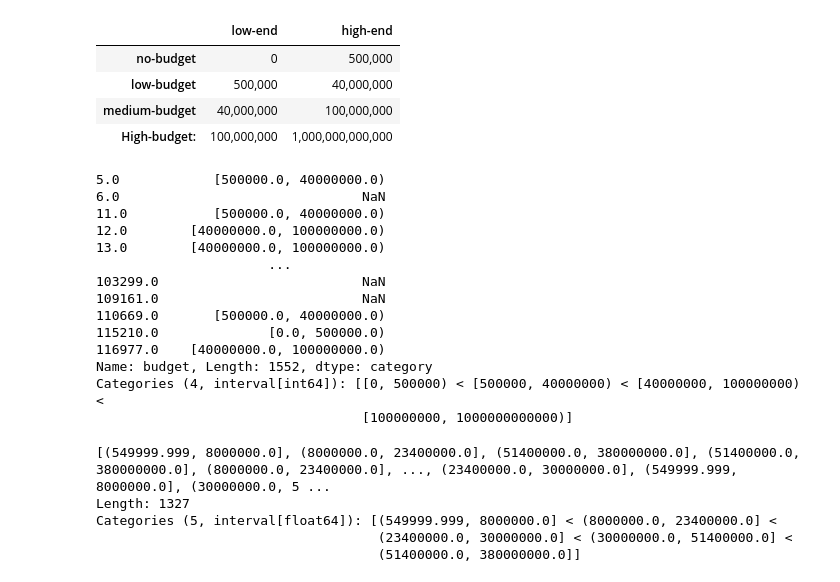
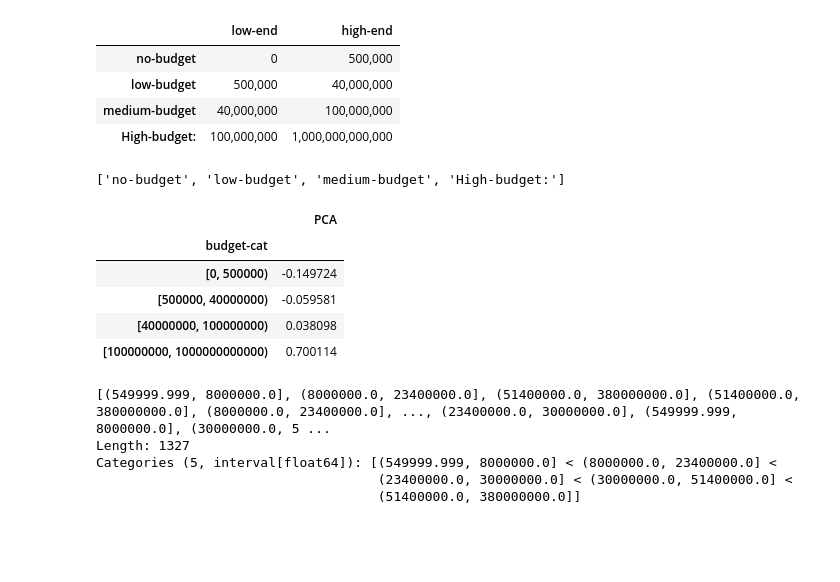
Before and after one commit to ErikSeguinte/movie_data, a Jupyter notebook: processing.ipynb, the cells around one changed output. Cells and saved outputs as stored; diff of their text form; code cells hidden in the pictures; blank space fills up the shorter version.

```diff
--- a/processing.ipynb
+++ b/processing.ipynb
@@ -328,23 +328,21 @@ for v in budget_dict.values():
     hi.append(v[1])
 # %%
 budget_intervals = pd.IntervalIndex.from_arrays(low, hi, closed = 'left')
+# %%
+list(budget_dict.keys())
+# %% [output]
+['no-budget', 'low-budget', 'medium-budget', 'High-budget:']
 # %%
-pd.cut(clean_movies['budget'], budget_intervals)
+clean_movies['budget-cat'] = pd.cut(clean_movies['budget'], budget_intervals, labels = list(budget_dict.keys()))
-# %% [output]
-5.0            [500000.0, 40000000.0)
-6.0                               NaN
-11.0           [500000.0, 40000000.0)
-12.0        [40000000.0, 100000000.0)
-13.0        [40000000.0, 100000000.0)
-                      ...
-103299.0                          NaN
-109161.0                          NaN
-110669.0       [500000.0, 40000000.0)
-115210.0              [0.0, 500000.0)
-116977.0    [40000000.0, 100000000.0)
-Name: budget, Length: 1552, dtype: category
-Categories (4, interval[int64]): [[0, 500000) < [500000, 40000000) < [40000000, 100000000) <
-                                  [100000000, 1000000000000)]
+# %%
+clean_movies[['title', 'budget-cat', 'PCA']].groupby('budget-cat').mean()
+# %% [output]
+|  | PCA |
+| budget-cat |  |
+| [0, 500000) | -0.149724 |
+| [500000, 40000000) | -0.059581 |
+| [40000000, 100000000) | 0.038098 |
+| [100000000, 1000000000000) | 0.700114 |
 # %%
 budget_quantiles = pd.qcut(clean_movies[clean_movies['budget']>500000]['budget'], q = 5,
 #labels = ['vlow', 'low', 'med', 'high', 'vhigh']
```
Also changed, not shown: parts of 3 cells of this notebook.
